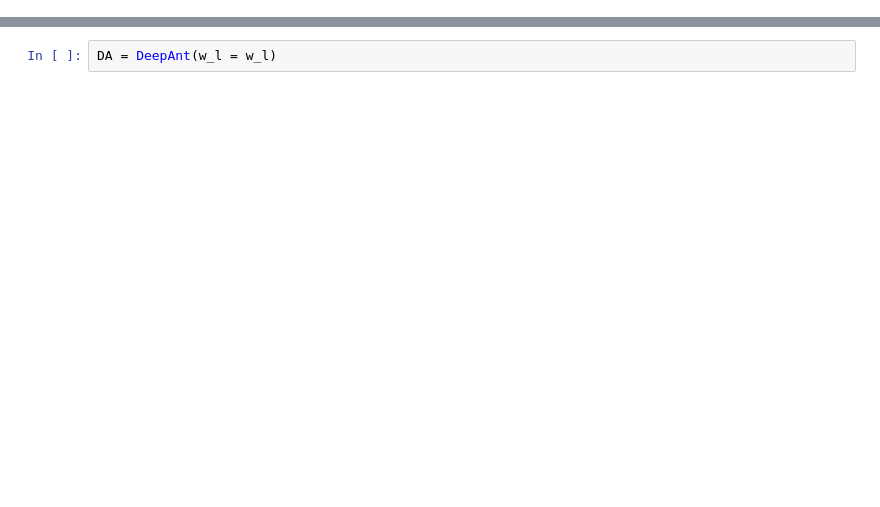
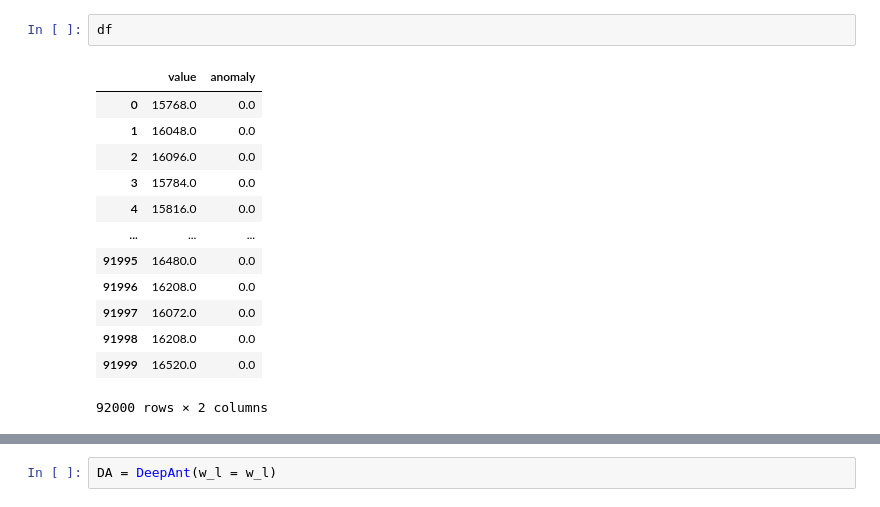
Before and after one commit to okano700/DeepAntTF, a Jupyter notebook: deepantTF.ipynb, the cells around one changed output, grey strips where cells are left out. Cells and saved outputs as stored; diff of their text form; blank space fills up the shorter version.

```diff
--- a/deepantTF.ipynb
+++ b/deepantTF.ipynb
@@ -42,3 +56,19 @@ UCR_250_weallwalk 2951 [7290, 7296]
+# %%
+df
+# %% [output]
+|  | value | anomaly |
+| 0 | 15768.0 | 0.0 |
+| 1 | 16048.0 | 0.0 |
+| 2 | 16096.0 | 0.0 |
+| 3 | 15784.0 | 0.0 |
+| 4 | 15816.0 | 0.0 |
+| ... | ... | ... |
+| 91995 | 16480.0 | 0.0 |
+| 91996 | 16208.0 | 0.0 |
+| 91997 | 16072.0 | 0.0 |
+| 91998 | 16208.0 | 0.0 |
+| 91999 | 16520.0 | 0.0 |
+92000 rows × 2 columns
 # %%
 from scipy.signal import periodogram
 from math import floor
```
Also changed, not shown: parts of 23 cells of this notebook, 5 other files.
